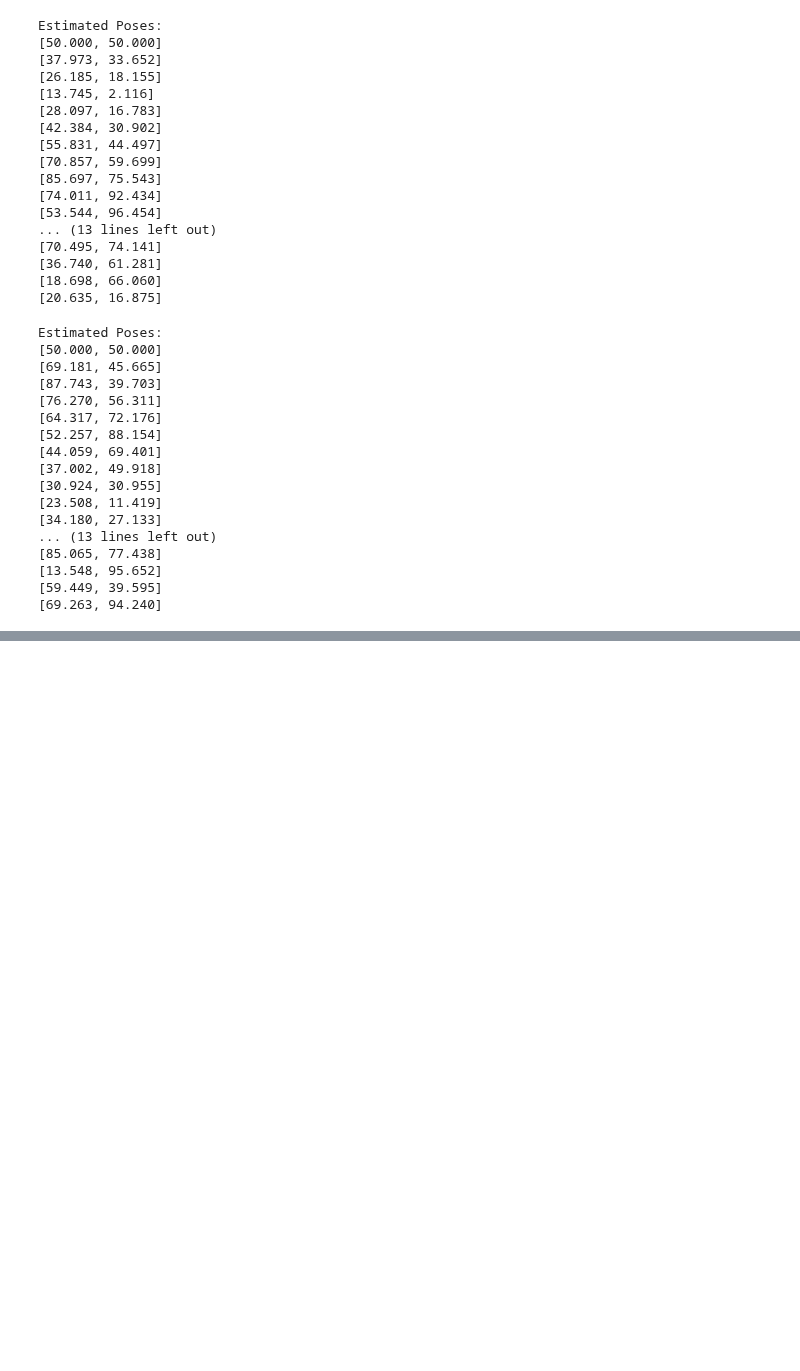
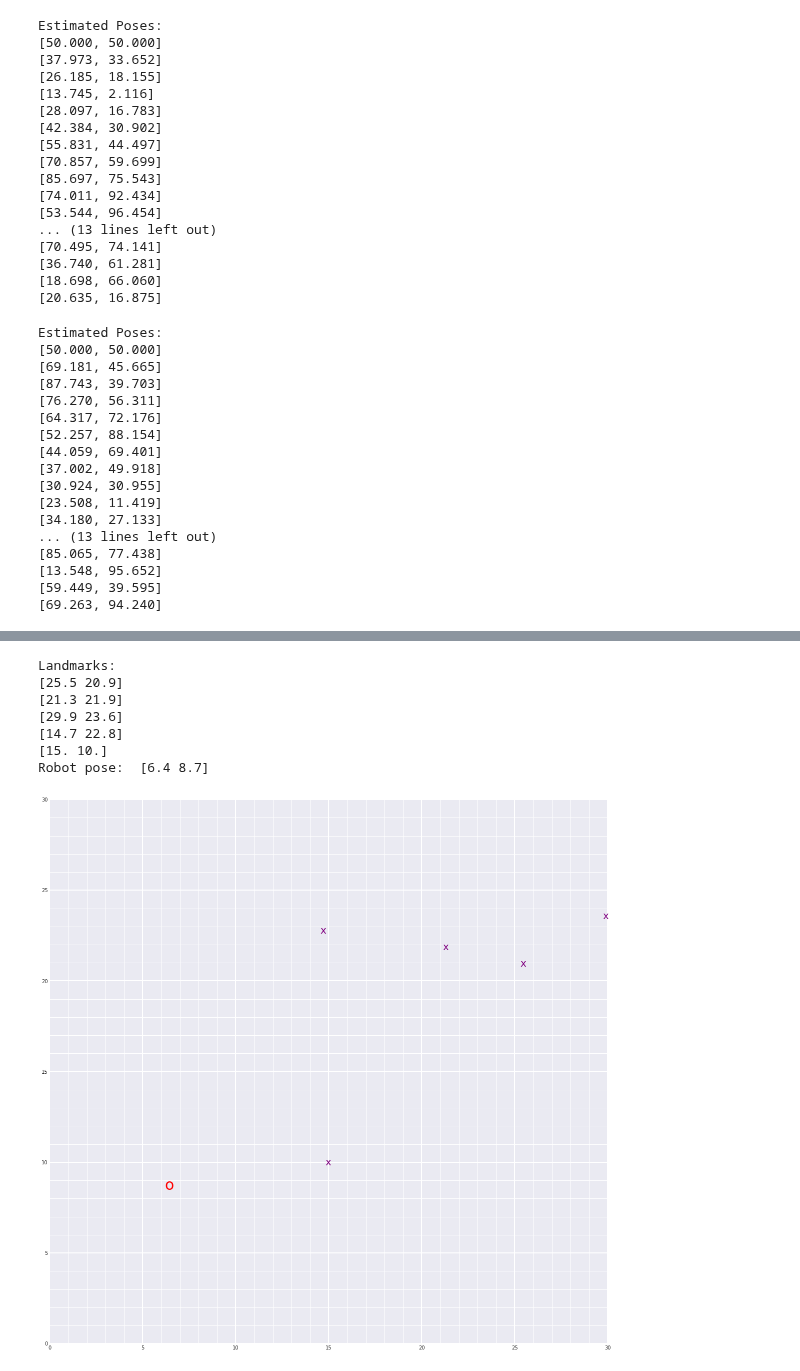
Before and after one commit to gotamist/vision, a Jupyter notebook: SLAM/3_Landmark_Detection_and_Tracking.ipynb, the cells around one changed output, grey strips where cells are left out. Saved outputs shown, nothing was run; the diff lists cells and outputs as text; code cells hidden in the pictures; blank space fills up the shorter version.

```diff
--- a/SLAM/3_Landmark_Detection_and_Tracking.ipynb
+++ b/SLAM/3_Landmark_Detection_and_Tracking.ipynb
@@ -535,0 +592,11 @@ Estimated Poses:
+# %%
+step_display(3, params)
+# %% [output]
+Landmarks:
+[25.5 20.9]
+[21.3 21.9]
+[29.9 23.6]
+[14.7 22.8]
+[15. 10.]
+Robot pose:  [6.4 8.7]
+[figure, added]
```
Also changed, not shown: parts of 14 cells of this notebook.
